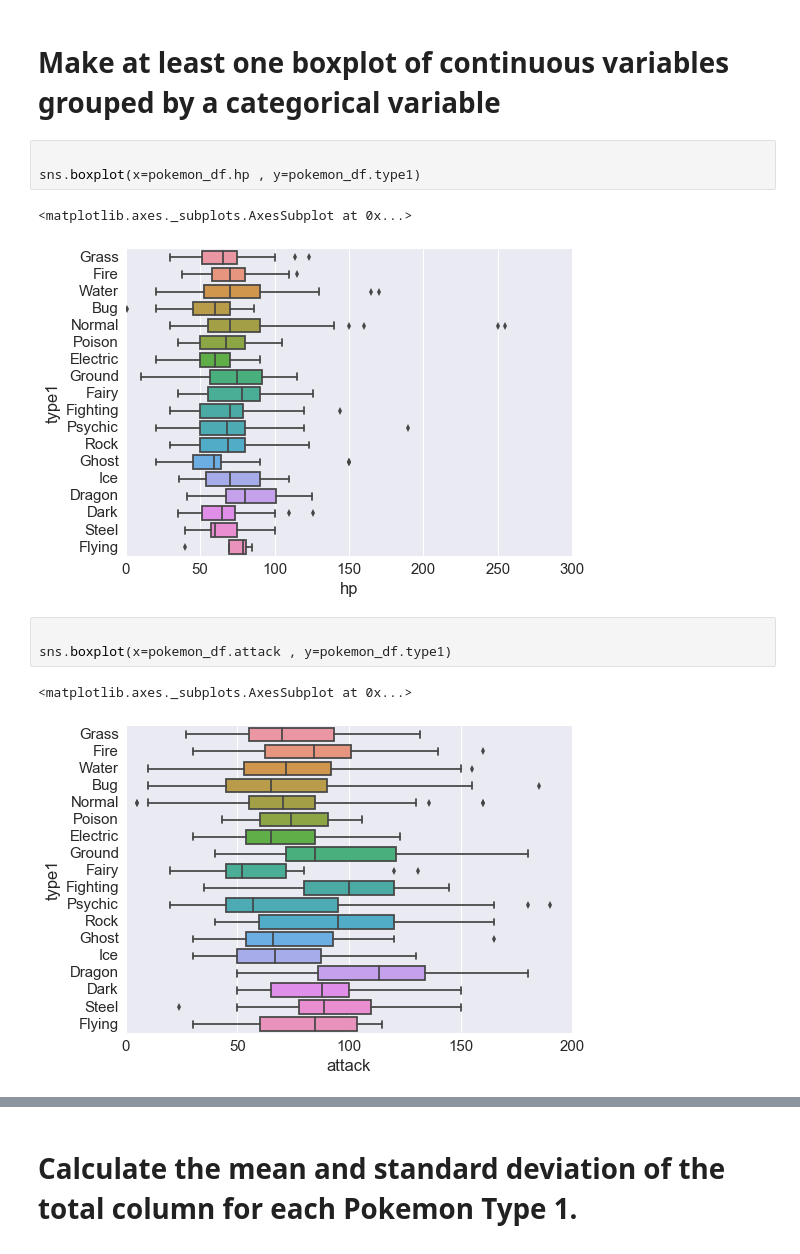
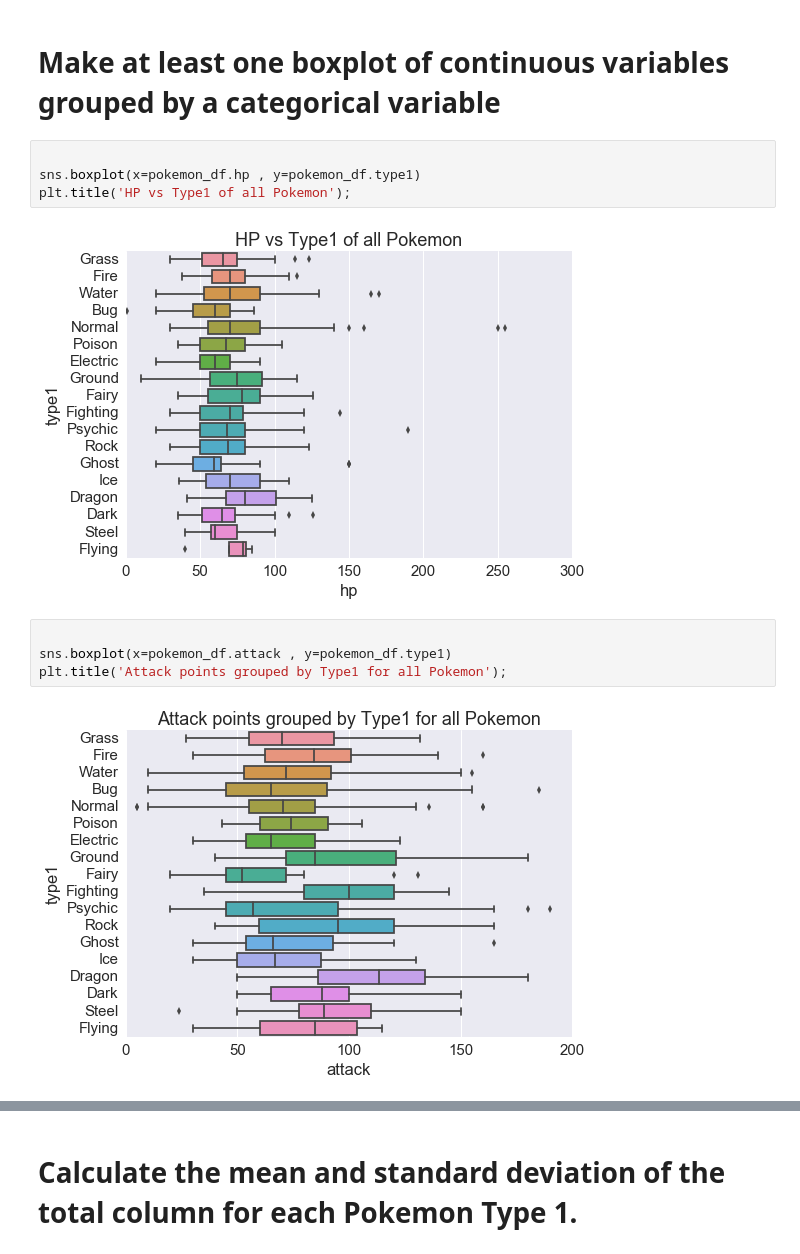
Before and after one commit to jonhilgart22/Galvanize-Statistics, a Jupyter notebook: week3/3-1_Review/DSCI6002-Midterm-Part1_Jonathan_Hilgart.ipynb, the cells around one changed output, grey strips where cells are left out. Drawn from its saved outputs; the diff is of its cells as text.

```diff
--- a/week3/3-1_Review/DSCI6002-Midterm-Part1_Jonathan_Hilgart.ipynb
+++ b/week3/3-1_Review/DSCI6002-Midterm-Part1_Jonathan_Hilgart.ipynb
@@ -267,15 +276,15 @@ sns.boxplot(x=pokemon_df.defense)
 # %%
 
 sns.boxplot(x=pokemon_df.hp , y=pokemon_df.type1)
+plt.title('HP vs Type1 of all Pokemon');
 # %% [output]
-<matplotlib.axes._subplots.AxesSubplot at 0x...>
-[figure, old version]
+[figure, new version]
 # %%
 
 sns.boxplot(x=pokemon_df.attack , y=pokemon_df.type1)
+plt.title('Attack points grouped by Type1 for all Pokemon');
 # %% [output]
-<matplotlib.axes._subplots.AxesSubplot at 0x...>
-[figure, old version]
+[figure, new version]
 # %%
 
 sns.boxplot(x=pokemon_df.speed , y=pokemon_df.type1)
```
Also changed, not shown: parts of 51 cells of this notebook.
